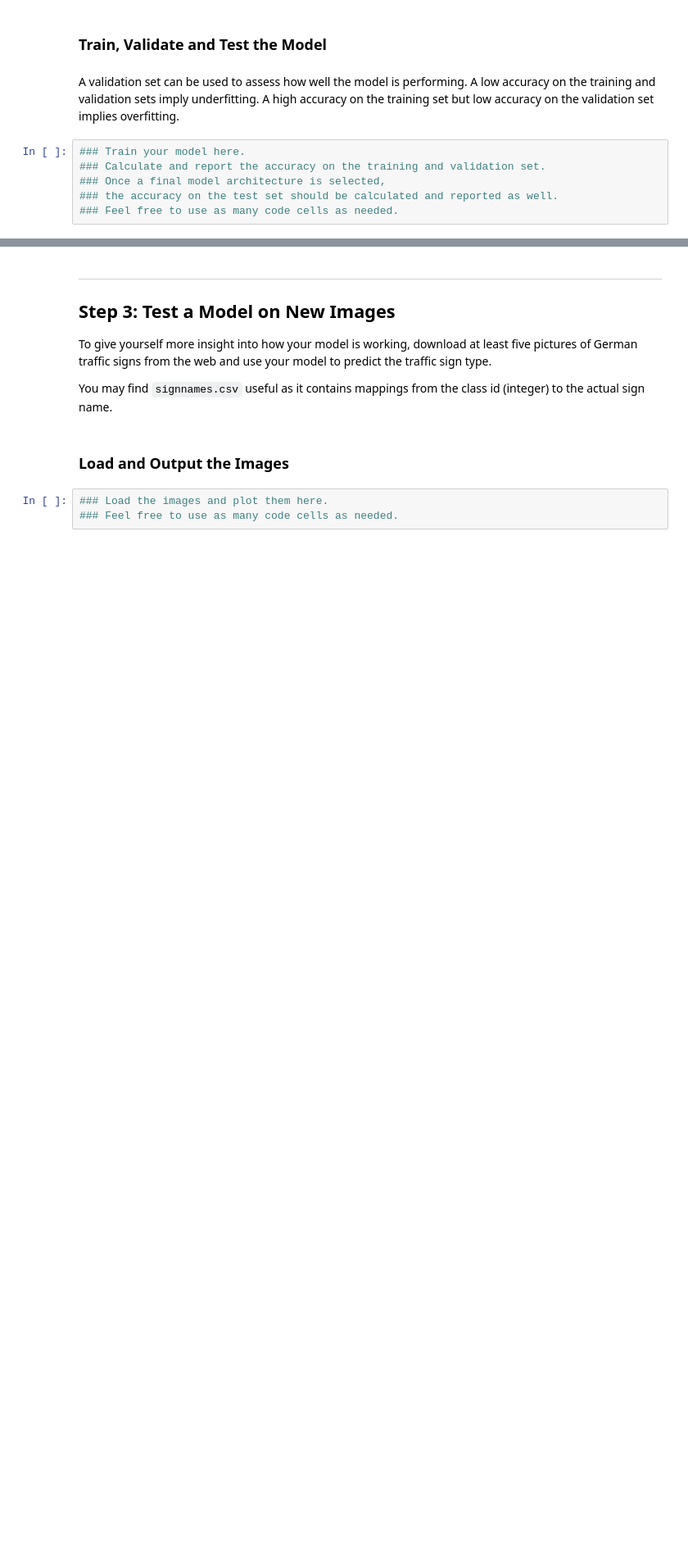
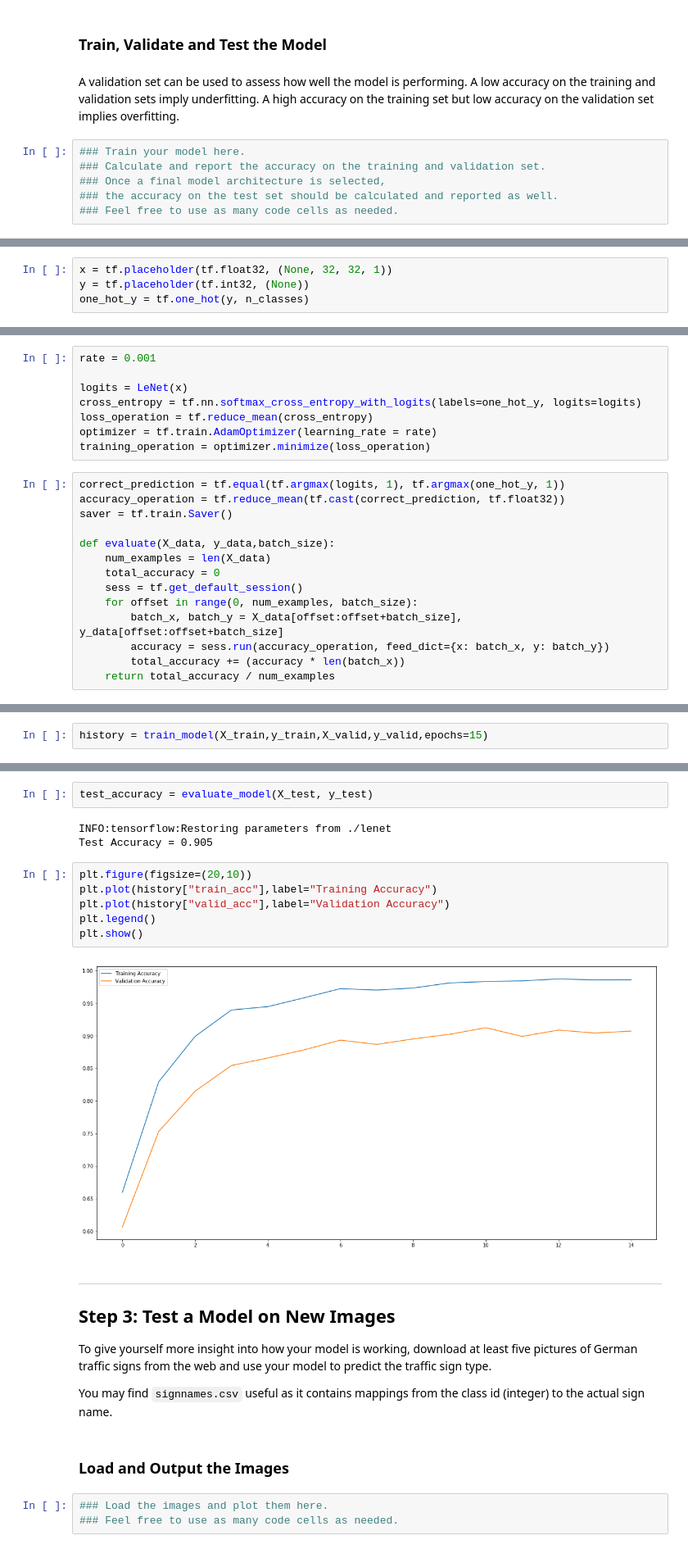
Before and after one commit to RenSilvaAU/CarND-Traffic-Sign-Classifier-Project, a Jupyter notebook: Traffic_Sign_Classifier.ipynb, the cells around one changed output, grey strips where cells are left out. Shown at 82% size. Cells and saved outputs as stored; diff of their text form; blank space fills up the shorter version.

Commit message:
better model, but not quite there yet

```diff
--- a/Traffic_Sign_Classifier.ipynb
+++ b/Traffic_Sign_Classifier.ipynb
@@ -210,0 +367,4 @@ sets imply underfitting. A high accuracy on the training set but low accuracy on
+# %%
+x = tf.placeholder(tf.float32, (None, 32, 32, 1))
+y = tf.placeholder(tf.int32, (None))
+one_hot_y = tf.one_hot(y, n_classes)
@@ -210,0 +373,22 @@ sets imply underfitting. A high accuracy on the training set but low accuracy on
+# %%
+rate = 0.001
+
+logits = LeNet(x)
+cross_entropy = tf.nn.softmax_cross_entropy_with_logits(labels=one_hot_y, logits=logits)
+loss_operation = tf.reduce_mean(cross_entropy)
+optimizer = tf.train.AdamOptimizer(learning_rate = rate)
+training_operation = optimizer.minimize(loss_operation)
+# %%
+correct_prediction = tf.equal(tf.argmax(logits, 1), tf.argmax(one_hot_y, 1))
+accuracy_operation = tf.reduce_mean(tf.cast(correct_prediction, tf.float32))
+saver = tf.train.Saver()
+
+def evaluate(X_data, y_data,batch_size):
+    num_examples = len(X_data)
+    total_accuracy = 0
+    sess = tf.get_default_session()
+    for offset in range(0, num_examples, batch_size):
+        batch_x, batch_y = X_data[offset:offset+batch_size], y_data[offset:offset+batch_size]
+        accuracy = sess.run(accuracy_operation, feed_dict={x: batch_x, y: batch_y})
+        total_accuracy += (accuracy * len(batch_x))
+    return total_accuracy / num_examples
@@ -210,0 +441,2 @@ sets imply underfitting. A high accuracy on the training set but low accuracy on
+# %%
+history = train_model(X_train,y_train,X_valid,y_valid,epochs=15)
@@ -211,3 +461,16 @@ sets imply underfitting. A high accuracy on the training set but low accuracy on
+# %%
+test_accuracy = evaluate_model(X_test, y_test)
+# %% [output]
+INFO:tensorflow:Restoring parameters from ./lenet
+Test Accuracy = 0.905
+# %%
+plt.figure(figsize=(20,10))
+plt.plot(history["train_acc"],label="Training Accuracy")
+plt.plot(history["valid_acc"],label="Validation Accuracy")
+plt.legend()
+plt.show()
+# %% [output]
+[figure, added]
 # %% [markdown]
 ---
 
```
Also changed, not shown: parts of 14 cells of this notebook, 4 other files.
